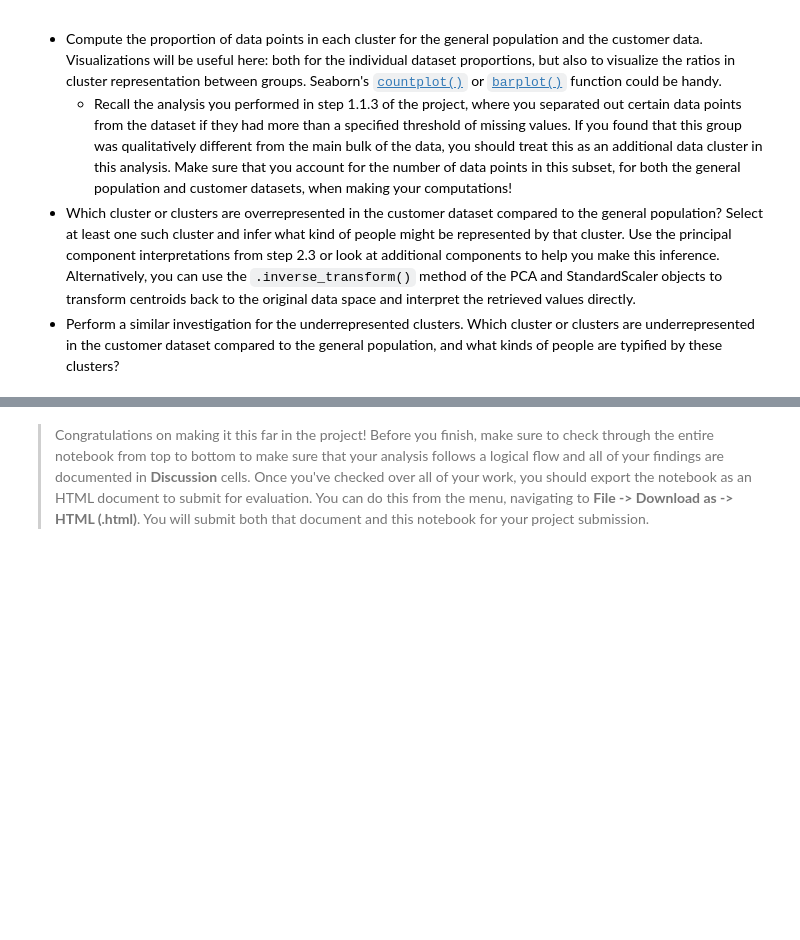
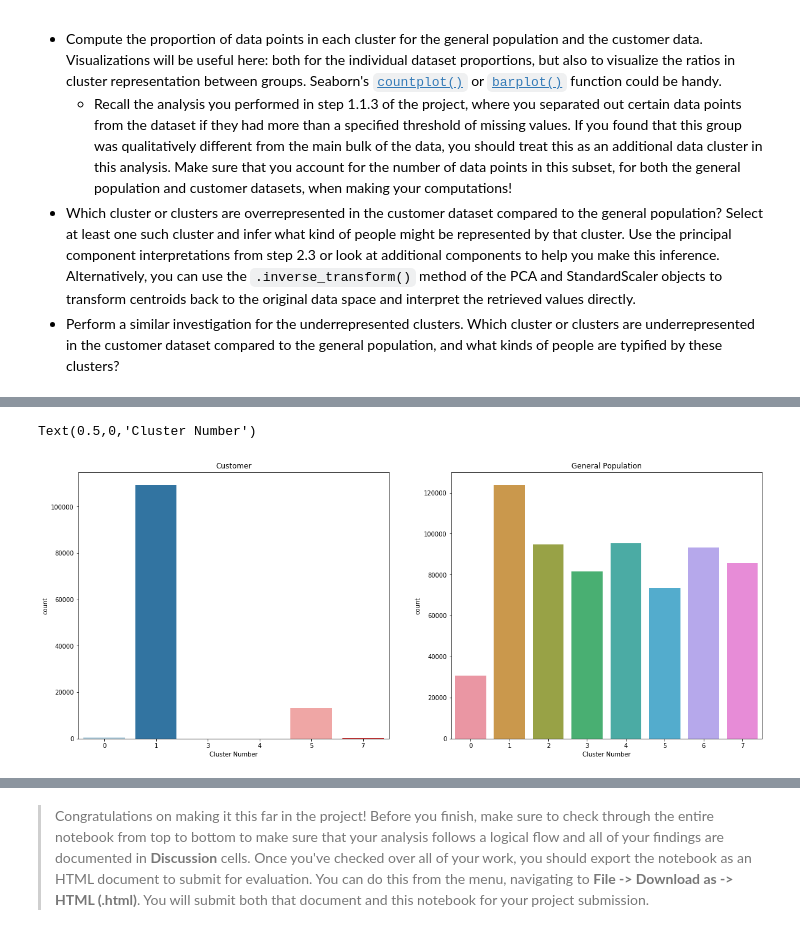
Before and after one commit to alykanyok/id-cust-segments, a Jupyter notebook: Identify_Customer_Segments.ipynb, the cells around one changed output, grey strips where cells are left out. Saved outputs shown, nothing was run; the diff lists cells and outputs as text; code cells hidden in the pictures; blank space fills up the shorter version.

```diff
--- a/Identify_Customer_Segments.ipynb
+++ b/Identify_Customer_Segments.ipynb
@@ -1170,8 +1172,6 @@ customers.head(10)
 customers_clean = clean_data(customers)
 # %% [markdown]
 The above function was successful, but there were some outstanding issues with the customers_clean dataset. The Ws were still present, as were some NAs (despite having both statements as part of the function). When I attempted to compare to the azdias data, there was a column count mismatch. I exported the column lists and compared, finding "GEBAEUETYP_5.0", perc_na, and TITEL_KZ_2.0 missing from customers_clean. customers_clean had two columns that azdias did not - LP_FAMILIE_FEIN_0.0 and LP_FAMILIE_GROB_0.0.
-# %%
-customers_clean['OST_WEST_KZ'].replace(['W','O'], [1, 0], inplace=True)
 # %%
 customers_clean = customers_clean.dropna()
 # %%
@@ -1185,3 +1201,2 @@ customers_clean = customers_clean.drop(['LP_FAMILIE_FEIN_0.0','LP_FAMILIE_GROB_0
 # %%
-order_cols = azdias_clean.columns.tolist()
-customers_clean = customers_clean[order_cols]
+customers = fix_columns(customers_clean, azdias_clean.columns.tolist())
@@ -1194,2 +1209,6 @@ ValueError: operands could not be broadcast together with shapes (123205,215) (2
+# %%
+cs_pca = pca.transform(cs)
+# %%
+pred_cs = model.predict(cs_pca)
 # %% [markdown]
 __References:__ https://stackoverflow.com/questions/45847006/valueerror-operands-could-not-be-broadcast-together-with-shapes-inverse-trans
@@ -1209,6 +1246,17 @@ Take a look at the following points in this step:
 # %%
 # Compare the proportion of data in each cluster for the customer data to the
 # proportion of data in each cluster for the general population.
+
+fig, (ax1, ax2) = plt.subplots(1, 2, figsize=(20, 8))
+sns.countplot(pred_cs, ax=ax1)
+ax1.title.set_text('Customer')
+ax1.set_xlabel('Cluster Number')
+sns.countplot(predictions, ax=ax2)
+ax2.title.set_text('General Population')
+ax2.set_xlabel('Cluster Number')
+# %% [output]
+Text(0.5,0,'Cluster Number')
+[figure, added]
 # %%
 # What kinds of people are part of a cluster that is overrepresented in the
 # customer data compared to the general population?
```
Also changed, not shown: parts of 24 cells of this notebook.
